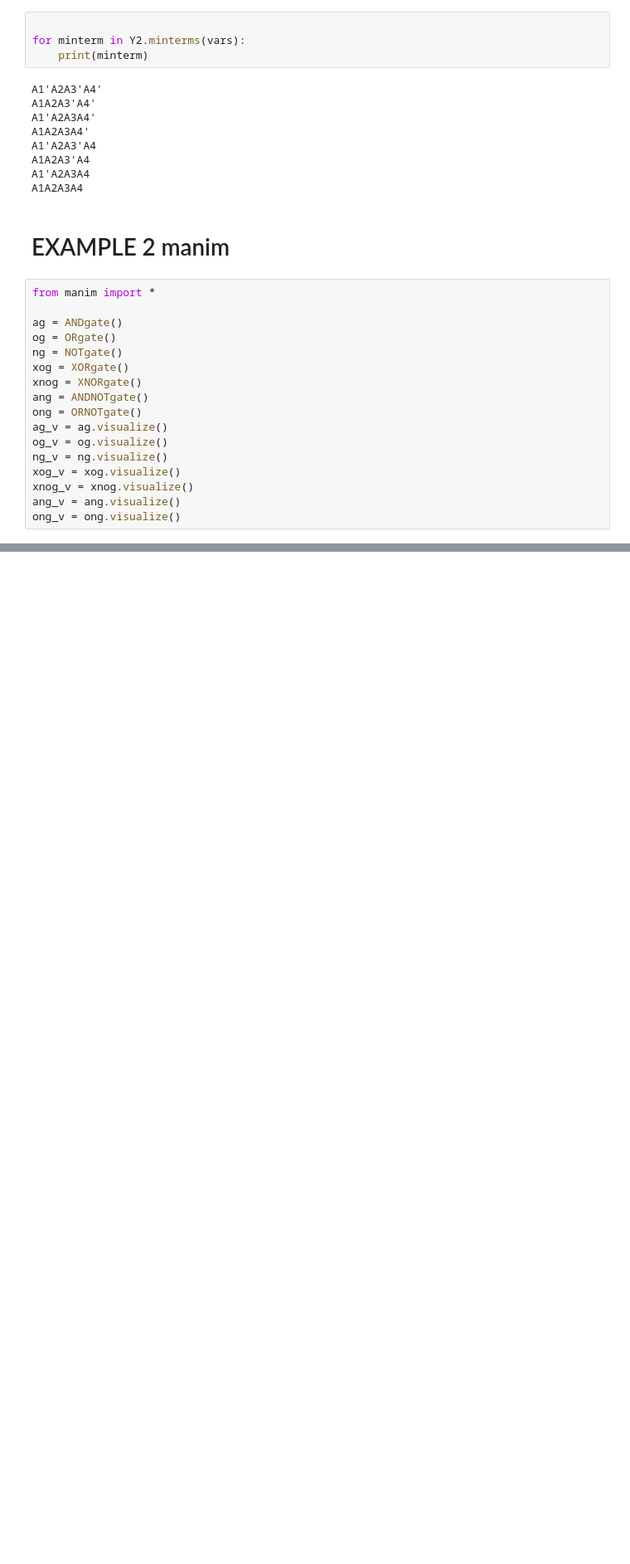
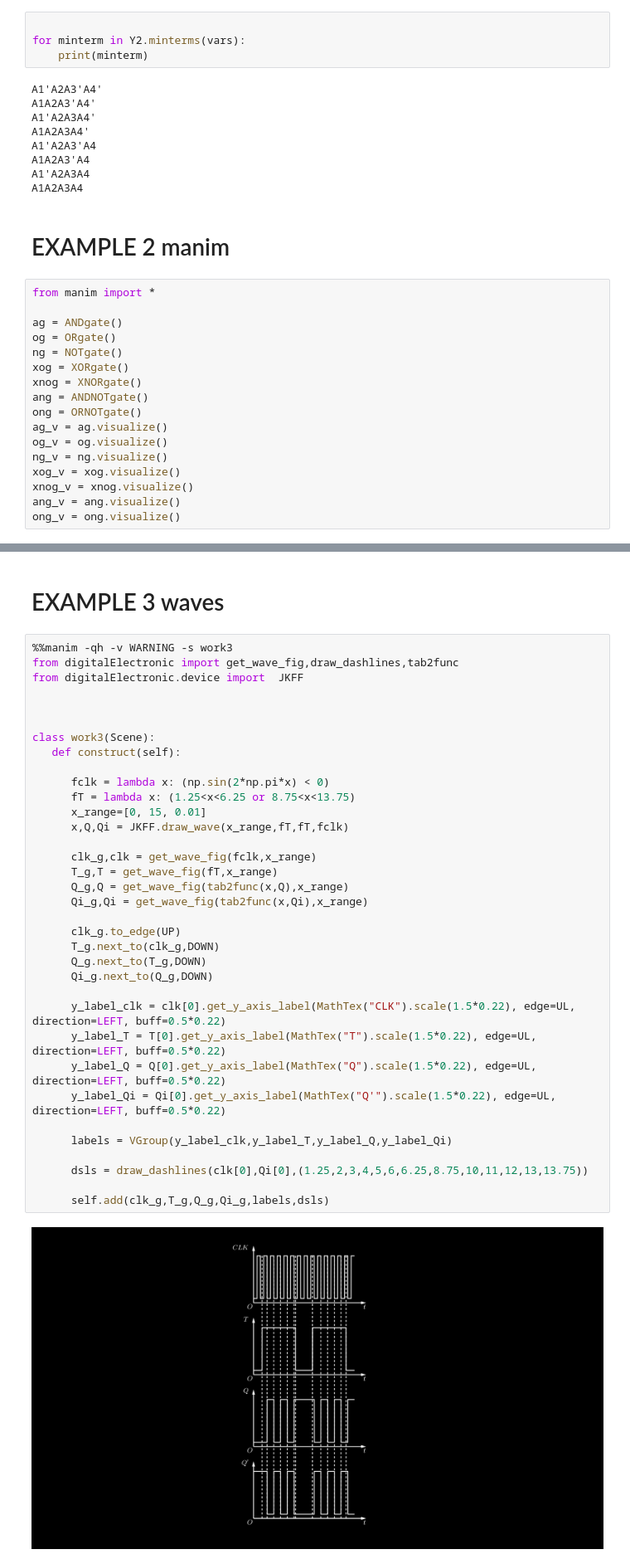
Before and after one commit to a-lives/DigitalElectronic, a Jupyter notebook: example.ipynb, the cells around one changed output, grey strips where cells are left out. Shown: that part at 83% size. Cells and saved outputs as stored; diff of their text form; blank space fills up the shorter version.

```diff
--- a/example.ipynb
+++ b/example.ipynb
@@ -154,3 +152,42 @@ class Test2(Scene):
       self.wait()
 # %% [output]
 [interactive output not drawn]
+# %% [markdown]
+# EXAMPLE 3 waves
+# %%
+%%manim -qh -v WARNING -s work3
+from digitalElectronic import get_wave_fig,draw_dashlines,tab2func
+from digitalElectronic.device import  JKFF
+
+
+
+class work3(Scene):
+   def construct(self):
+
+      fclk = lambda x: (np.sin(2*np.pi*x) < 0)
+      fT = lambda x: (1.25<x<6.25 or 8.75<x<13.75)
+      x_range=[0, 15, 0.01]
+      x,Q,Qi = JKFF.draw_wave(x_range,fT,fT,fclk)
+
+      clk_g,clk = get_wave_fig(fclk,x_range)
+      T_g,T = get_wave_fig(fT,x_range)
+      Q_g,Q = get_wave_fig(tab2func(x,Q),x_range)
+      Qi_g,Qi = get_wave_fig(tab2func(x,Qi),x_range)
+
+      clk_g.to_edge(UP)
+      T_g.next_to(clk_g,DOWN)
+      Q_g.next_to(T_g,DOWN)
+      Qi_g.next_to(Q_g,DOWN)
+
+      y_label_clk = clk[0].get_y_axis_label(MathTex("CLK").scale(1.5*0.22), edge=UL, direction=LEFT, buff=0.5*0.22)
+      y_label_T = T[0].get_y_axis_label(MathTex("T").scale(1.5*0.22), edge=UL, direction=LEFT, buff=0.5*0.22)
+      y_label_Q = Q[0].get_y_axis_label(MathTex("Q").scale(1.5*0.22), edge=UL, direction=LEFT, buff=0.5*0.22)
+      y_label_Qi = Qi[0].get_y_axis_label(MathTex("Q'").scale(1.5*0.22), edge=UL, direction=LEFT, buff=0.5*0.22)
+
+      labels = VGroup(y_label_clk,y_label_T,y_label_Q,y_label_Qi)
+
+      dsls = draw_dashlines(clk[0],Qi[0],(1.25,2,3,4,5,6,6.25,8.75,10,11,12,13,13.75))
+
+      self.add(clk_g,T_g,Q_g,Qi_g,labels,dsls)
+# %% [output]
+[figure, added]
```
Also changed, not shown: parts of 1 cell of this notebook, 4 other files.
